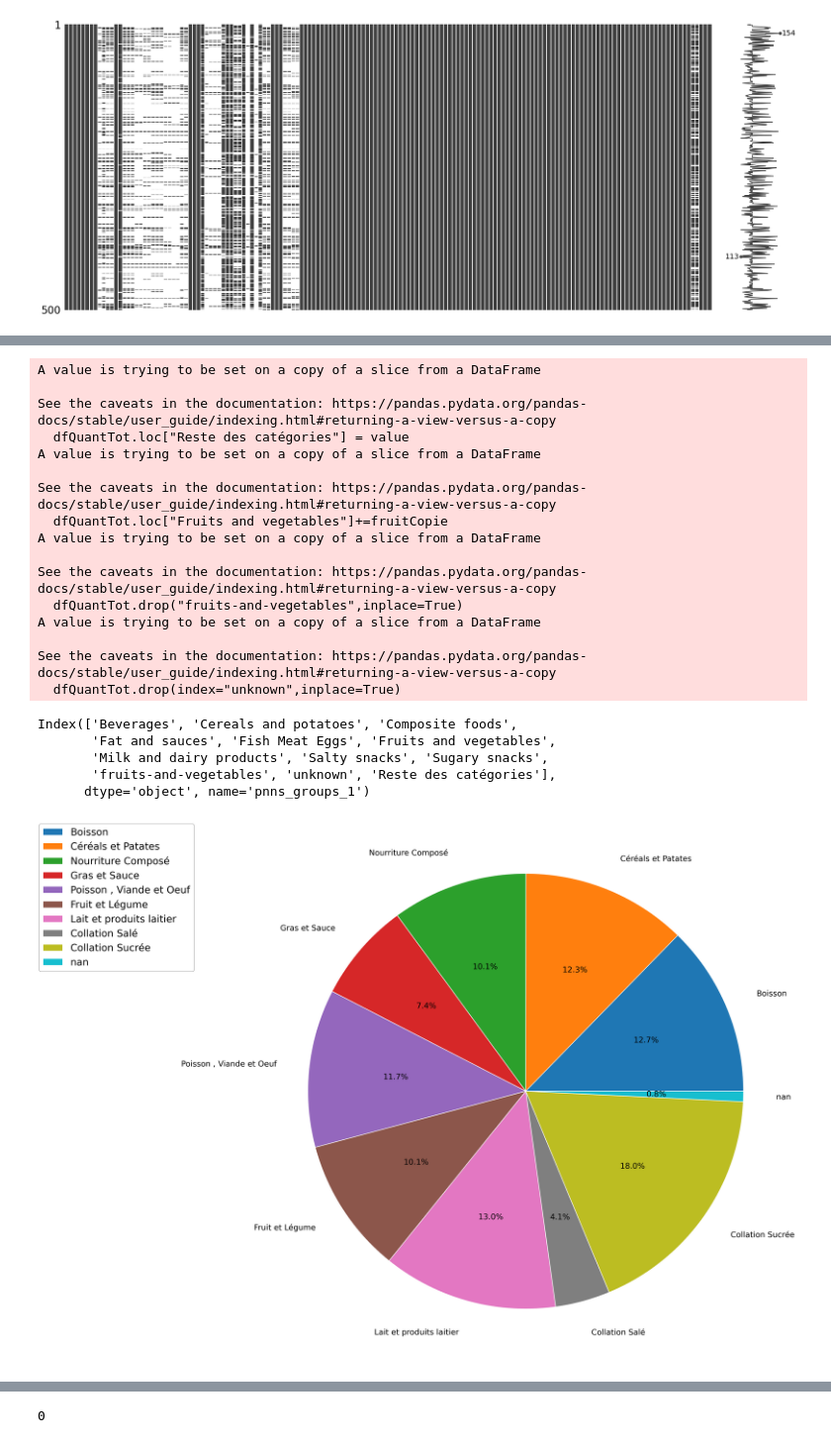
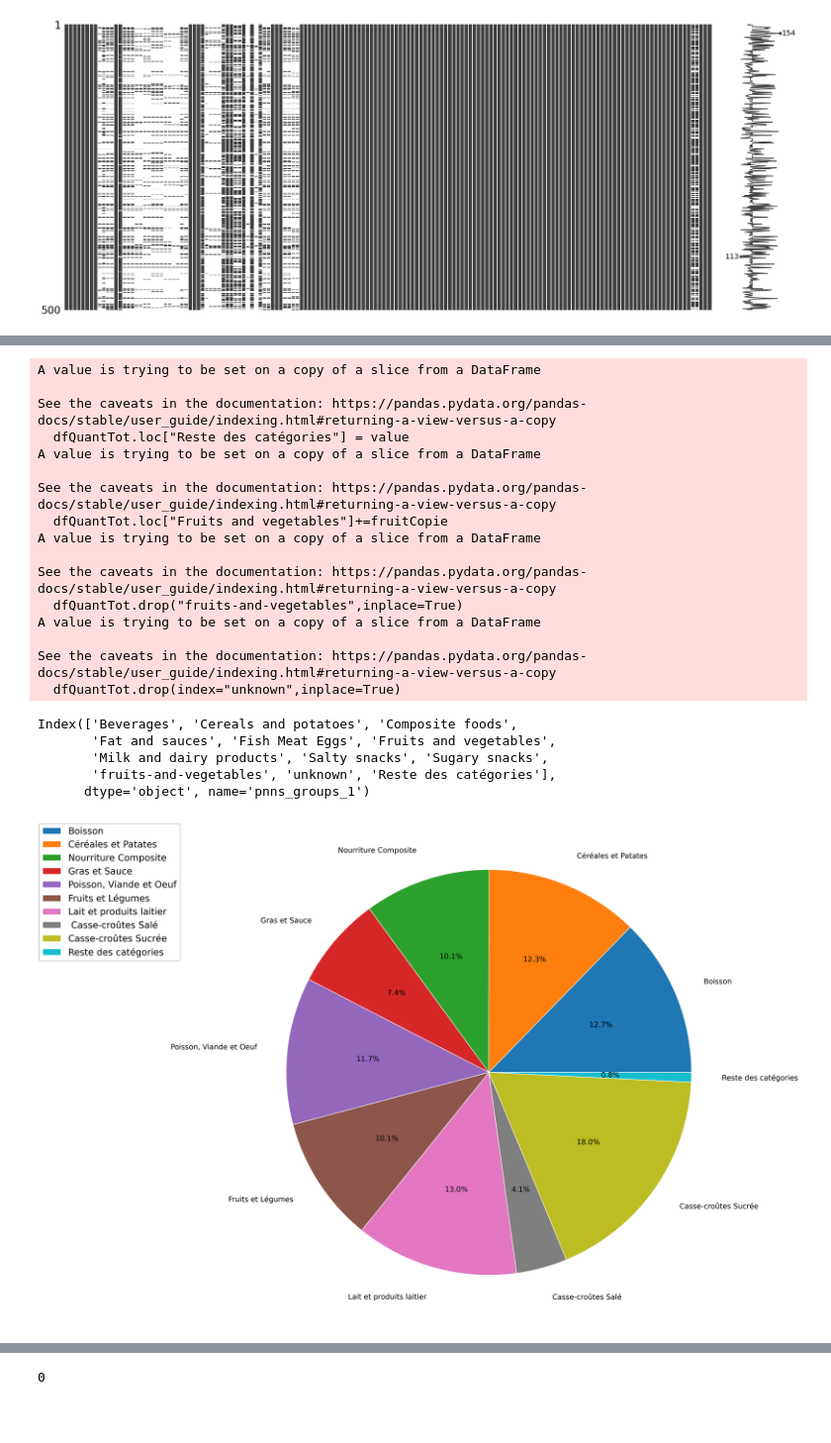
Before and after one commit to Solenhya/IAFood-P4-DevIA-G1, a Jupyter notebook: Améliorer la santé par l'IA - Analyse des données Open Food Facts.ipynb, the cells around one changed output, grey strips where cells are left out. Shown at 99% size. Saved outputs shown, nothing was run; the diff lists cells and outputs as text; code cells hidden in the pictures; blank space fills up the shorter version.

Commit message:
Ajout image et clean pie

```diff
--- a/Améliorer la santé par l'IA - Analyse des données Open Food Facts.ipynb
+++ b/Améliorer la santé par l'IA - Analyse des données Open Food Facts.ipynb
@@ -242,38 +294,38 @@ dfQuantTot.drop(index="unknown",inplace=True)
 #Si on a choisi pnns 1 on doit traduire en francais
 if categoryChoice == "pnns_groups_1":
     traductionDict={'Beverages':"Boisson", 'Cereals and potatoes':"Céréales et Patates", 'Composite foods':"Nourriture Composite",'Fat and sauces' : "Gras et Sauce", 'Fish Meat Eggs':"Poisson, Viande et Oeuf", 'Fruits and vegetables':"Fruits et Légumes",
-       'Milk and dairy products':"Lait et produits laitier", 'Salty snacks':" Casse-croûtes Salé", 'Sugary snacks':"Casse-croûtes Sucrée"}
+       'Milk and dairy products':"Lait et produits laitier", 'Salty snacks':" Casse-croûtes Salé", 'Sugary snacks':"Casse-croûtes Sucrée","Reste des catégories":"Reste des catégories"}
     dfQuantTot.index = dfQuantTot.index.map(traductionDict)
 
 #On genere le graph
 fig, ax = plt.subplots(figsize=(400, 50))
 ax.pie(dfQuantTot["url"], labels=dfQuantTot.index, autopct='%1.1f%%', textprops={"fontsize": 40}, labeldistance=1.15,wedgeprops={'linewidth': 3, 'edgecolor': 'white'})
 plt.legend(loc="best", fontsize=50,bbox_to_anchor=(-0.1, 1),edgecolor="black")
 
 plt.show()
 # %% [output]
 A value is trying to be set on a copy of a slice from a DataFrame
 
 See the caveats in the documentation: https://pandas.pydata.org/pandas-docs/stable/user_guide/indexing.html#returning-a-view-versus-a-copy
   dfQuantTot.loc["Reste des catégories"] = value
 A value is trying to be set on a copy of a slice from a DataFrame
 
 See the caveats in the documentation: https://pandas.pydata.org/pandas-docs/stable/user_guide/indexing.html#returning-a-view-versus-a-copy
   dfQuantTot.loc["Fruits and vegetables"]+=fruitCopie
 A value is trying to be set on a copy of a slice from a DataFrame
 
 See the caveats in the documentation: https://pandas.pydata.org/pandas-docs/stable/user_guide/indexing.html#returning-a-view-versus-a-copy
   dfQuantTot.drop("fruits-and-vegetables",inplace=True)
 A value is trying to be set on a copy of a slice from a DataFrame
 
 See the caveats in the documentation: https://pandas.pydata.org/pandas-docs/stable/user_guide/indexing.html#returning-a-view-versus-a-copy
   dfQuantTot.drop(index="unknown",inplace=True)
 Index(['Beverages', 'Cereals and potatoes', 'Composite foods',
        'Fat and sauces', 'Fish Meat Eggs', 'Fruits and vegetables',
        'Milk and dairy products', 'Salty snacks', 'Sugary snacks',
        'fruits-and-vegetables', 'unknown', 'Reste des catégories'],
       dtype='object', name='pnns_groups_1')
-[figure, old version]
+[figure, new version]
 # %%
 #Reponse 3
 #Quels sont les aliments les plus sains de chaque catégorie ?
```
Also changed, not shown: parts of 7 cells of this notebook, 2 other files.
